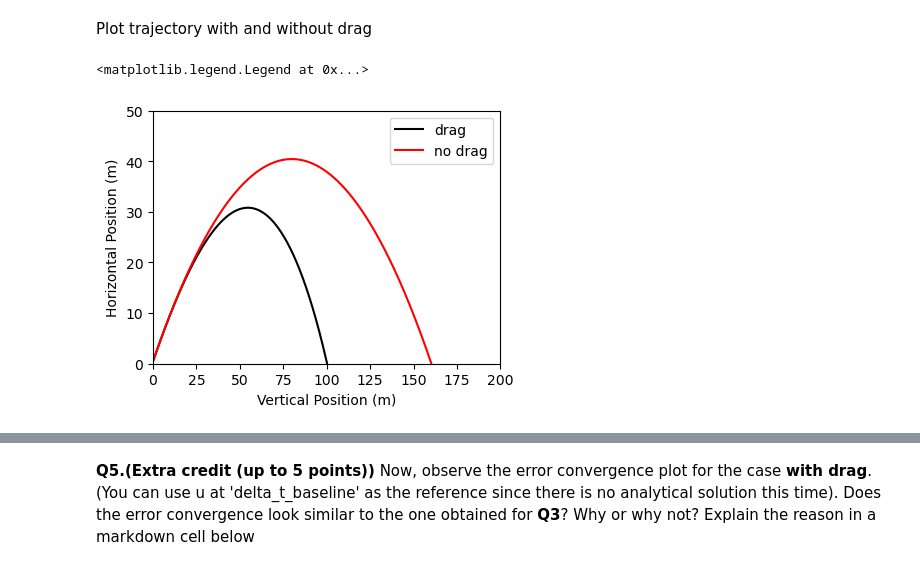
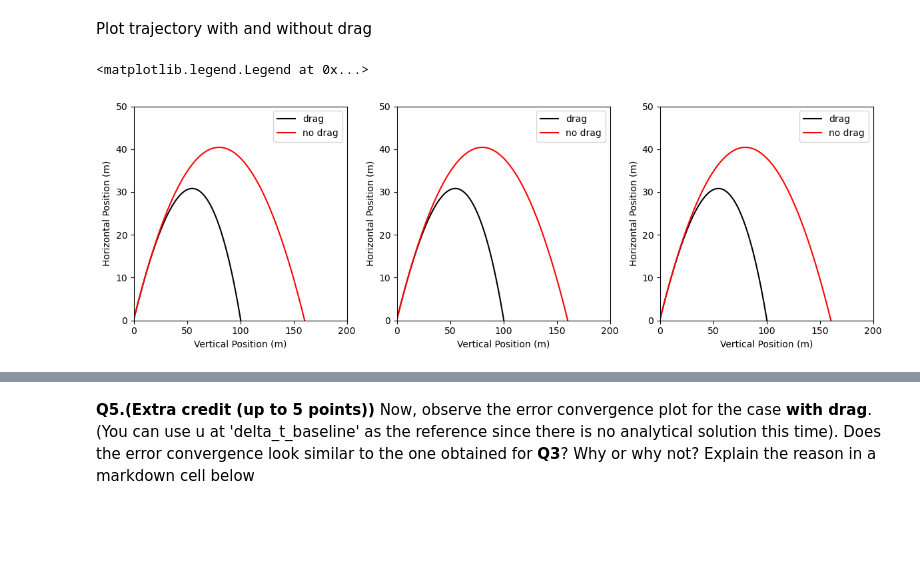
Before and after one commit to Zoinkadoinka/AE370-Project-1, a Jupyter notebook: Combined Methods Notebook.ipynb, the cells around one changed output, grey strips where cells are left out. Cells and saved outputs as stored; diff of their text form; code cells hidden in the pictures; blank space fills up the shorter version.

```diff
--- a/Combined Methods Notebook.ipynb
+++ b/Combined Methods Notebook.ipynb
@@ -245,37 +339,67 @@ Plot trajectory with and without drag
 # %%
 import matplotlib.pyplot as plt
 plt.style.use('default')
 
 vx_0 = 28
 vy_0 = 28
 x_0 = 0
 y_0 = .47
 
 u_0 = np.array([x_0,y_0,vx_0,vy_0])
 T = 7
 delta_t = 5e-4
 
-fig1 = plt.figure(figsize=(8, 6), tight_layout=True)
-ax1 = fig1.add_subplot(221)
-
-##Plot AB3 without drag
+##Plot AB3 with drag
 def f_true(u):
     u_dot = np.array([u[2],u[3],0,ay])
     return u_dot
+u,times = ivp_abm3(u_0,T,delta_t)
+f_true = f_true_drag
 
-u,times = ivp_abm3(u_0,T,delta_t)
-
-##Plot AB3 with drag
-f_true = f_true_drag
+fig1 = plt.figure(figsize=(12, 4), tight_layout=True)
+ax1 = fig1.add_subplot(131)
 u_d,times_d = ivp_abm3(u_0,T,delta_t)
-
 ax1.plot(u_d[:,0],u_d[:,1],"k", label = "drag")
 ax1.plot(u[:,0],u[:,1],"r", label = "no drag")
 ax1.set_ylim(0,50)
 ax1.set_xlim(0,200)
 ax1.set_xlabel('Vertical Position (m)')
 ax1.set_ylabel('Horizontal Position (m)')
 ax1.legend()
+
+##Plot AM5 with drag
+def f_true(u):
+    u_dot = np.array([u[2],u[3],0,ay])
+    return u_dot
+u,times = ivp_ab5(u_0,T,delta_t)
+f_true = f_true_drag
+
+ax2 = fig1.add_subplot(132)
+u_d,times_d = ivp_ab5(u_0,T,delta_t)
+ax2.plot(u_d[:,0],u_d[:,1],"k", label = "drag")
+ax2.plot(u[:,0],u[:,1],"r", label = "no drag")
+ax2.set_ylim(0,50)
+ax2.set_xlim(0,200)
+ax2.set_xlabel('Vertical Position (m)')
+ax2.set_ylabel('Horizontal Position (m)')
+ax2.legend()
+
+##Plot AM5 with drag
+def f_true(u):
+    u_dot = np.array([u[2],u[3],0,ay])
+    return u_dot
+u,times = ivp_RK4(u_0,T,delta_t)
+f_true = f_true_drag
+
+ax3 = fig1.add_subplot(133)
+u_d,times_d = ivp_RK4(u_0,T,delta_t)
+ax3.plot(u_d[:,0],u_d[:,1],"k", label = "drag")
+ax3.plot(u[:,0],u[:,1],"r", label = "no drag")
+ax3.set_ylim(0,50)
+ax3.set_xlim(0,200)
+ax3.set_xlabel('Vertical Position (m)')
+ax3.set_ylabel('Horizontal Position (m)')
+ax3.legend()
 # %% [output]
 <matplotlib.legend.Legend at 0x...>
-[figure, old version]
+[figure, new version]
```
Also changed, not shown: parts of 7 cells of this notebook, 1 other file.
